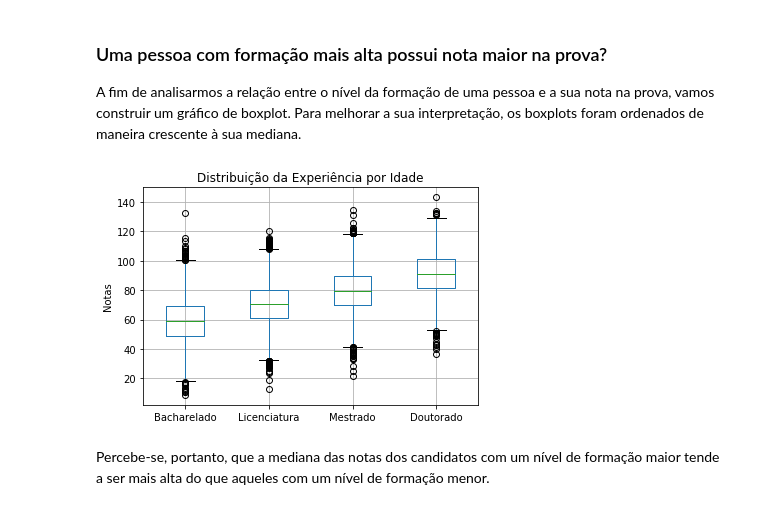
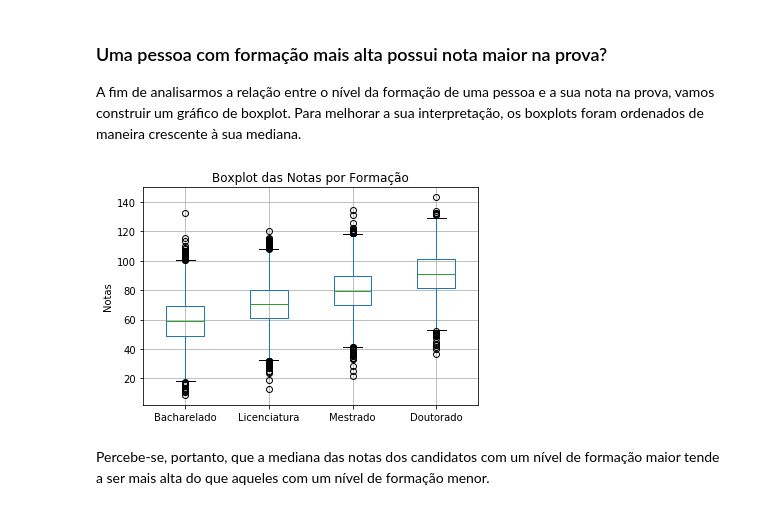
Before and after one commit to BrunoFornaro/icd_a2_2021, a Jupyter notebook: a2_icd_2021.ipynb, the cells around one changed output. Cells and saved outputs as stored; diff of their text form; code cells hidden in the pictures.

Commit message:
adicionando novo boxplot

```diff
--- a/a2_icd_2021.ipynb
+++ b/a2_icd_2021.ipynb
@@ -207,18 +207,21 @@ df
 
 A fim de analisarmos a relação entre o nível da formação de uma pessoa e a sua nota na prova, vamos construir um gráfico de boxplot. Para melhorar a sua interpretação, os boxplots foram ordenados de maneira crescente à sua mediana.
 # %%
+# Criando uma função para ordenar e plotar o boxplot
 def boxplot_ordenado(df, by, column):
   df_h1_ordenado = pd.DataFrame({col:vals[column] for col, vals in df.groupby(by)})
   meds = df_h1_ordenado.median().sort_values()
   df_h1_ordenado[meds.index].boxplot()
-  plt.title("Distribuição da Experiência por Idade")
+  plt.title("Boxplot das Notas por Formação")
   plt.ylabel("Notas")
 
+# Copiando o dataframe para não alterar o original
 df_h1 = df
 
+# Aplicando a função
 boxplot_ordenado(df_h1, by="diploma", column="nota")
 # %% [output]
-[figure, old version]
+[figure, new version]
 # %% [markdown]
 Percebe-se, portanto, que a mediana das notas dos candidatos com um nível de formação maior tende a ser mais alta do que aqueles com um nível de formação menor.
 # %% [markdown]
```
Also changed, not shown: parts of 2 cells of this notebook.
